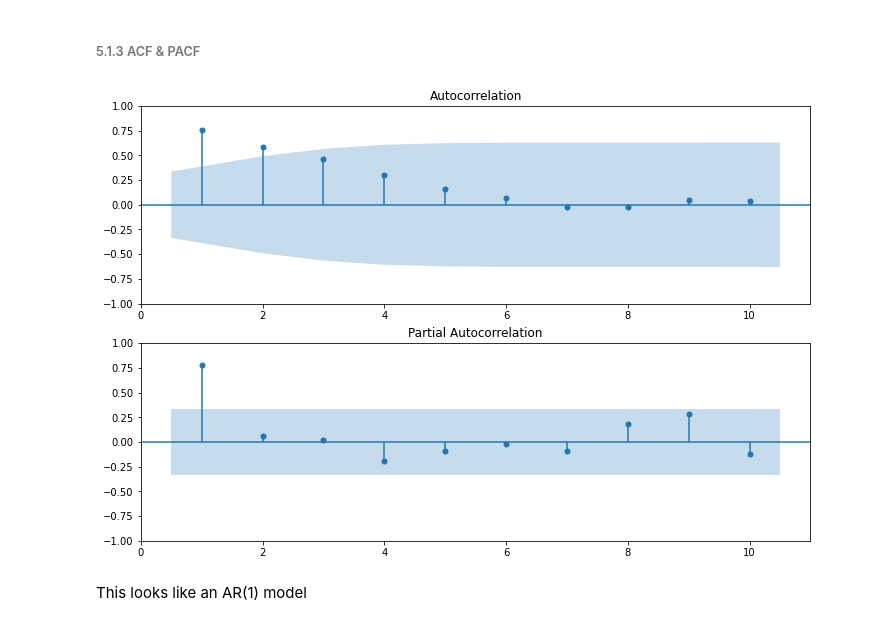
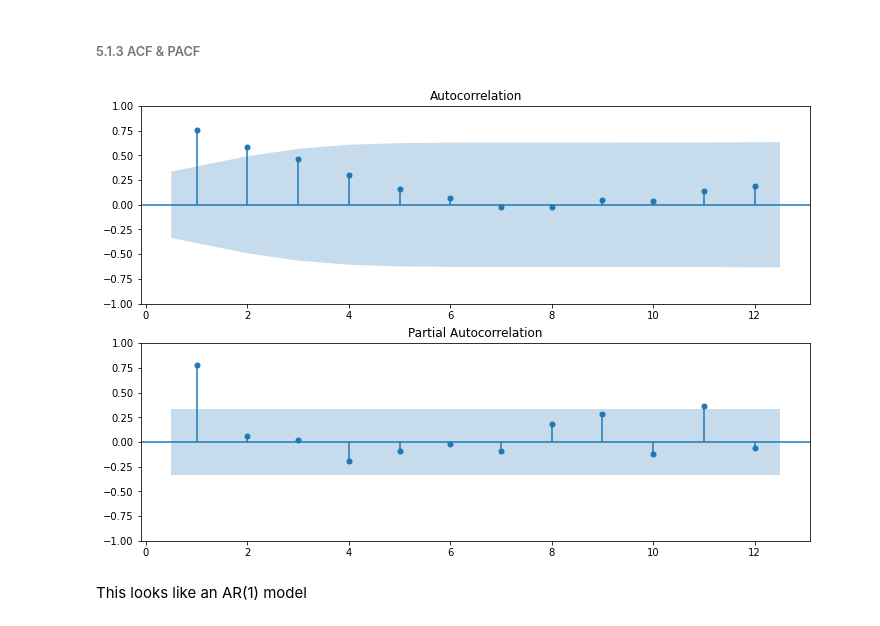
Before and after one commit to LooyeeNg/DataScienceProjects, a Jupyter notebook: predict future sales/predict-future-sales.ipynb, the cells around one changed output. Cells and saved outputs as stored; diff of their text form; code cells hidden in the pictures.

```diff
--- a/predict future sales/predict-future-sales.ipynb
+++ b/predict future sales/predict-future-sales.ipynb
@@ -238,17 +238,17 @@ p-value is now less than 0.5, this means we achieved stationary
 # %%
 from statsmodels.graphics.tsaplots import plot_acf, plot_pacf
 # Create figure
 fig, (ax1, ax2) = plt.subplots(2,1, figsize=(12,8))
 
 # Plot the ACF of savings on ax1
-plot_acf(sales_df, lags=10, zero=False, ax=ax1)
+plot_acf(sales_df, lags=12, zero=False, ax=ax1)
 
 # Plot the PACF of savings on ax2
-plot_pacf(sales_df, lags=10, zero=False, ax=ax2)
+plot_pacf(sales_df, lags=12, zero=False, ax=ax2)
 
 plt.show()
 # %% [output]
-[figure, old version]
+[figure, new version]
 # %% [markdown]
 This looks like an AR(1) model
 # %% [markdown]
```
Also changed, not shown: parts of 6 cells of this notebook.
